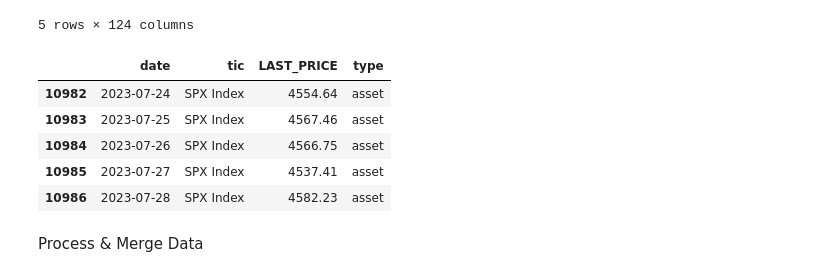
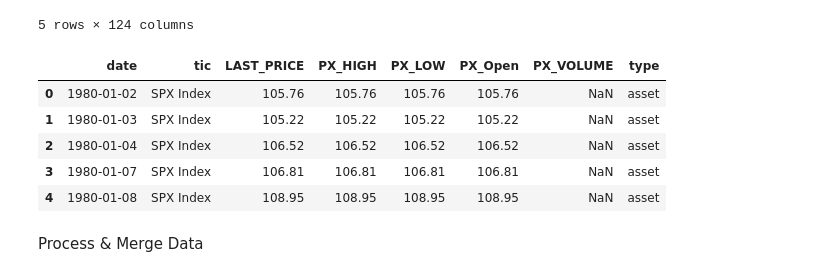
Before and after one commit to webclinic017/quantumai2, a Jupyter notebook: QAI2_v2_multiReward_BBG.ipynb, the cells around one changed output. Cells and saved outputs as stored; diff of their text form; code cells hidden in the pictures.

```diff
--- a/QAI2_v2_multiReward_BBG.ipynb
+++ b/QAI2_v2_multiReward_BBG.ipynb
@@ -58,7 +63,7 @@ test_end = "2023-07-28"
 Load BBG Data
 # %%
 eco_df = pd.read_pickle('eco_df_large_since_1980.pkl')
-asset_df = pd.read_pickle('spx_df_since_1980.pkl')
+asset_df = pd.read_pickle('spx_df_since_1980_OHVL.pkl')
 # %%
 eco_df.head()
 # %% [output]
@@ -70,14 +75,14 @@ eco_df.head()
 | 4 | 1980-01-05 | NaN | NaN | NaN | NaN | NaN | ... |
 5 rows × 124 columns
 # %%
-asset_df.tail()
+asset_df.head()
 # %% [output]
-|  | date | tic | LAST_PRICE | type |
-| 10982 | 2023-07-24 | SPX Index | 4554.64 | asset |
-| 10983 | 2023-07-25 | SPX Index | 4567.46 | asset |
-| 10984 | 2023-07-26 | SPX Index | 4566.75 | asset |
-| 10985 | 2023-07-27 | SPX Index | 4537.41 | asset |
-| 10986 | 2023-07-28 | SPX Index | 4582.23 | asset |
+|  | date | tic | LAST_PRICE | PX_HIGH | PX_LOW | PX_Open | PX_VOLUME | type |
+| 0 | 1980-01-02 | SPX Index | 105.76 | 105.76 | 105.76 | 105.76 | NaN | asset |
+| 1 | 1980-01-03 | SPX Index | 105.22 | 105.22 | 105.22 | 105.22 | NaN | asset |
+| 2 | 1980-01-04 | SPX Index | 106.52 | 106.52 | 106.52 | 106.52 | NaN | asset |
+| 3 | 1980-01-07 | SPX Index | 106.81 | 106.81 | 106.81 | 106.81 | NaN | asset |
+| 4 | 1980-01-08 | SPX Index | 108.95 | 108.95 | 108.95 | 108.95 | NaN | asset |
 # %% [markdown]
 Process & Merge Data
 # %%
```
Also changed, not shown: parts of 18 cells of this notebook, 39 other files.
